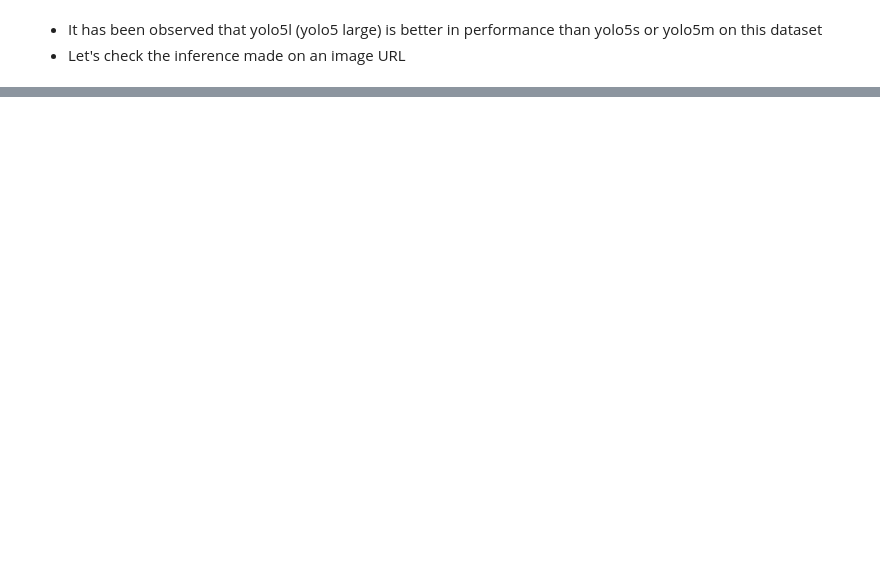
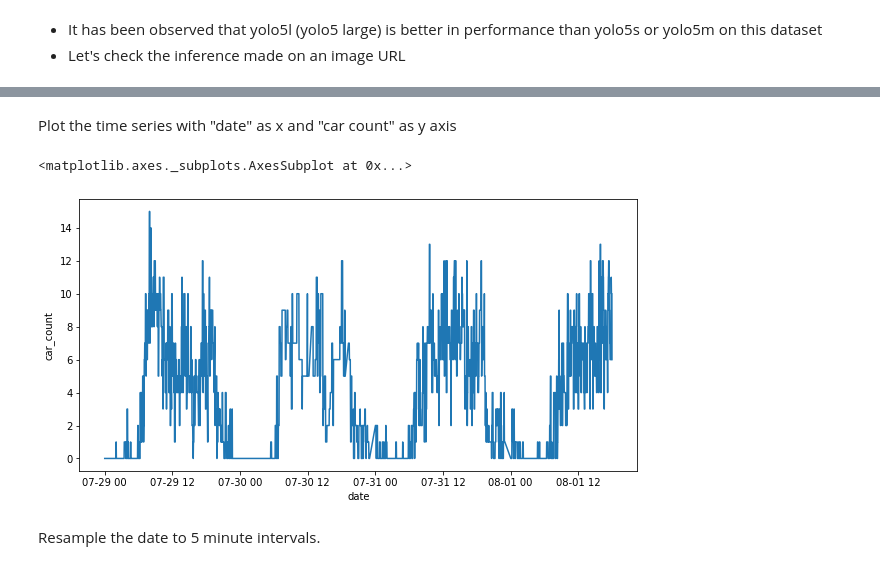
Before and after one commit to gomathyshankar/trafficForecast, a Jupyter notebook: trafficForecast.ipynb, the cells around one changed output, grey strips where cells are left out. Drawn from its saved outputs; the diff is of its cells as text; code cells hidden in the pictures; blank space fills up the shorter version.

Commit message:
Updated files
The notebook is updated with Forecast and more data.

```diff
--- a/trafficForecast.ipynb
+++ b/trafficForecast.ipynb
@@ -129,0 +215,2 @@ traffic_data.head()
+# %%
+df = pd.read_excel('/content/gdrive/My Drive/traffic_data_Final.xlsx')
@@ -129,0 +219,4 @@ traffic_data.head()
+# %%
+df['date'] = pd.to_datetime(df['date'], format="%Y-%m-%d %H:%M")
+df['date'] = df['date'].astype('datetime64[m]')
+df.head()
@@ -129,0 +230,11 @@ traffic_data.head()
+# %% [markdown]
+Plot the time series with "date" as x and "car count" as y axis
+# %%
+plt.figure(figsize=(10,5))
+
+sns.lineplot(data=df, x='date', y='car_count')
+# %% [output]
+<matplotlib.axes._subplots.AxesSubplot at 0x...>
+[figure, added]
+# %% [markdown]
+Resample the date to 5 minute intervals.
```
Also changed, not shown: parts of 53 cells of this notebook.
